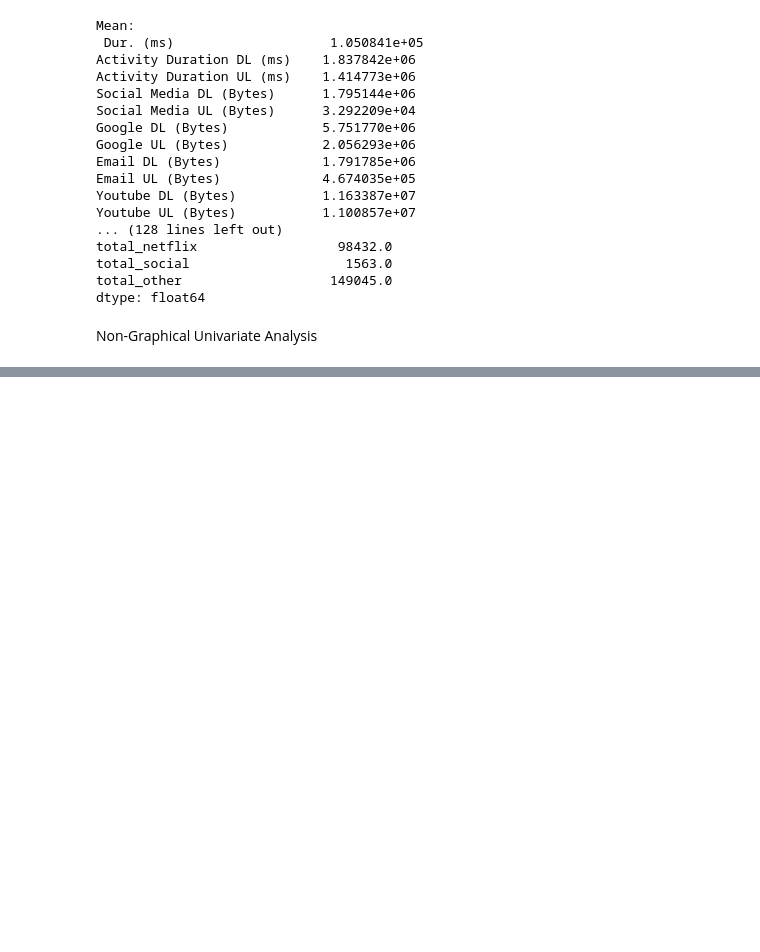
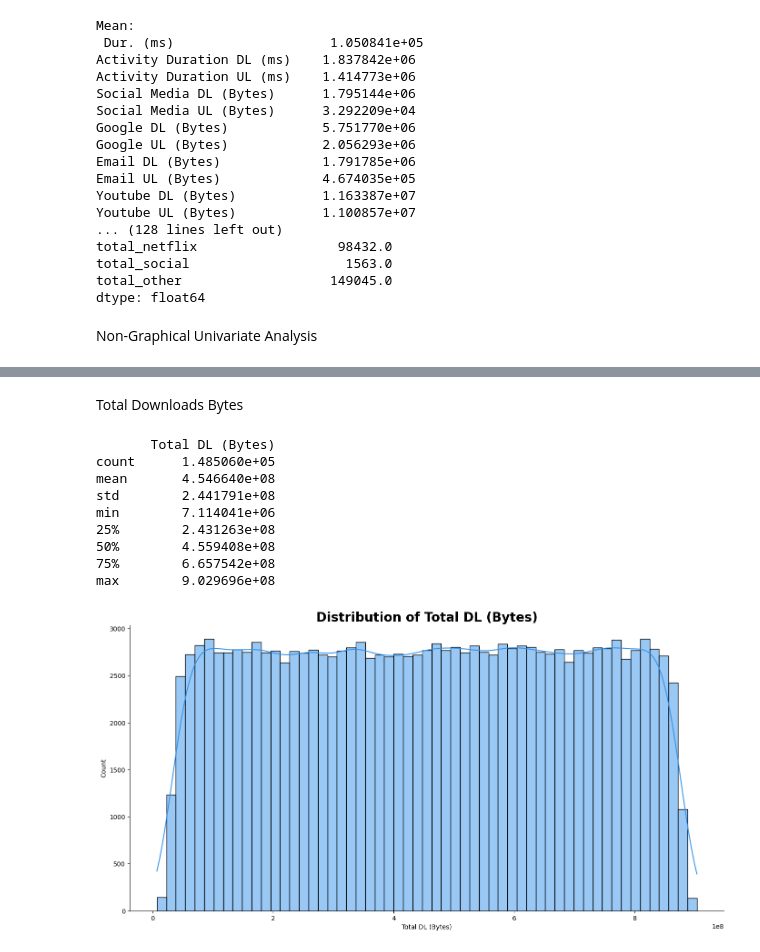
Before and after one commit to brook1167/Telecom-Analysis, a Jupyter notebook: notebooks/User_overview_analysis_task1.ipynb, the cells around one changed output, grey strips where cells are left out. Cells and saved outputs as stored; diff of their text form; code cells hidden in the pictures; blank space fills up the shorter version.

```diff
--- a/notebooks/User_overview_analysis_task1.ipynb
+++ b/notebooks/User_overview_analysis_task1.ipynb
@@ -316,0 +393,17 @@ Graphical Univariate Analysis
+# %% [markdown]
+Total Downloads Bytes
+# %%
+# Total downloads bytes
+print(telecom_df[['Total DL (Bytes)']].describe())
+plot_hist(telecom_df, 'Total DL (Bytes)', '#3492eb')
+# %% [output]
+       Total DL (Bytes)
+count      1.485060e+05
+mean       4.546640e+08
+std        2.441791e+08
+min        7.114041e+06
+25%        2.431263e+08
+50%        4.559408e+08
+75%        6.657542e+08
+max        9.029696e+08
+[figure, added]
```
Also changed, not shown: parts of 26 cells of this notebook.
